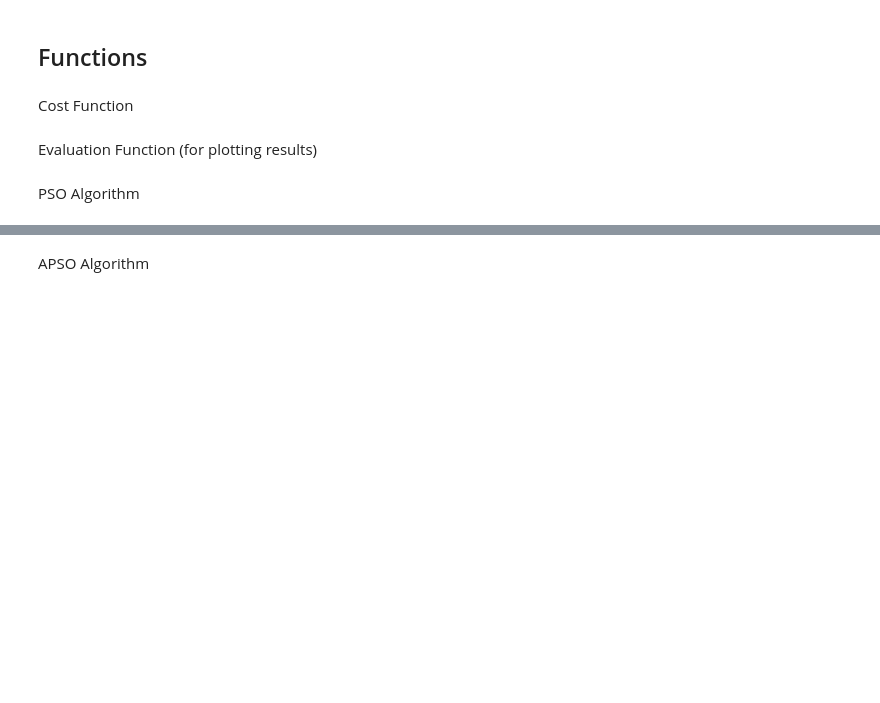
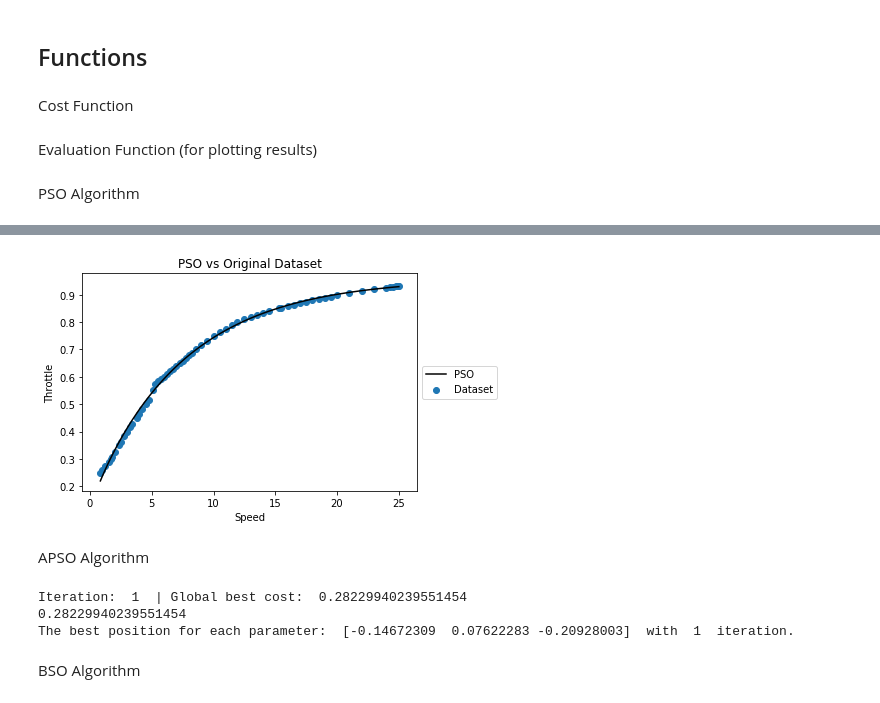
Before and after one commit to Vermillord/KP_Codes, a Jupyter notebook: Carla Algorithm Comparison/Steady State Response/steady_state.ipynb, the cells around one changed output, grey strips where cells are left out. Cells and saved outputs as stored; diff of their text form; code cells hidden in the pictures; blank space fills up the shorter version.

```diff
--- a/Carla Algorithm Comparison/Steady State Response/steady_state.ipynb
+++ b/Carla Algorithm Comparison/Steady State Response/steady_state.ipynb
@@ -59,8 +60,11 @@ Cost Function
 # %%
 @njit
 def cost(beta):
-    u = beta[0]*(1.0 - np.exp(beta[1]*v0 + beta[2]*v0**(0.1)))
-    err = np.absolute(u - u0)
+    b1, b2, b3 = beta
+    u = b1*(1.0 - np.exp(b2*v0 + b3*v0**(0.1)))
+    err = np.abs(u - u0)
+    if(b1<0 or b2>0 or b3>0):
+        return np.inf
     return np.mean(err**2)
 
 _ = cost(np.array([0.1,0.1,0.1]))
@@ -69,7 +73,7 @@ Evaluation Function (for plotting results)
 # %%
 @njit
 def ev_func(beta):
-    b1, b2, b3 = param
+    b1, b2, b3 = beta
     u = b1*(1.0 - np.exp(b2*v0 + b3*v0**(0.1)))
     return u
 
@@ -139,0 +144,2 @@ The best position for each parameter:  [0.27717281 0.77280671 0.49841267]  with
+# %%
+_, gb = PSO(cost, 3, 500, -1, 1, 1000)
@@ -140,2 +164,65 @@ The best position for each parameter:  [0.27717281 0.77280671 0.49841267]  with
+# %%
+plt.title('PSO vs Original Dataset')
+plt.xlabel('Speed')
+plt.ylabel('Throttle')
+plt.plot(v0, ev_func(gb), label='PSO', color='k')
+plt.scatter(v0, u0, label='Dataset')
+plt.legend(loc='center left', bbox_to_anchor=(1, 0.5))
+plt.show()
+# %% [output]
+[figure, added]
 # %% [markdown]
 APSO Algorithm
+# %%
+def APSO(c_func, n_param, particles, lb, ub, iterate_max):
+    # Define the constants
+    alpha0 = 0.5
+    beta = 0.3
+    gamma = 0.9
+    iterate = 0
+
+    # Setup the initial conditions for position and velocity arrays
+    ppos_vector = np.random.uniform(lb, ub, (particles, n_param))
+    gbest_pos = np.zeros(n_param)
+    gfit_value = 1e100
+
+    # First loop for assigning the fitness value using the cost function
+    for i in range(particles):
+        # Check the position of individual and group value using the evaluation function
+        cost_func = c_func(ppos_vector[i])
+
+        # Update the global value using the cost functions
+        if(gfit_value > cost_func):
+            gfit_value = np.copy(cost_func)
+            gbest_pos = np.copy(ppos_vector[i])
+
+    # Second loop for implementing the APSO Algorithm
+    while (iterate < iterate_max):
+        for i in range(particles):
+            # Update the alpha value
+            alpha = alpha0*gamma**iterate
+
+            # Update the velocity and position vector
+            ppos_vector[i] = (1-beta)*ppos_vector[i] + alpha*np.random.normal(0,1) + beta*gbest_pos
+
+            cost_func = c_func(ppos_vector[i])
+
+            # Update the global value using the cost functions
+            if(gfit_value > cost_func):
+                gfit_value = np.copy(cost_func)
+                gbest_pos = np.copy(ppos_vector[i])
+
+        iterate = iterate+1
+        print("Iteration: ", iterate, " | Global best cost: ", c_func(gbest_pos))
+
+    print(c_func(gbest_pos))
+    print("The best position for each parameter: ", gbest_pos, " with ", iterate, " iteration.")
+    return ppos_vector, gbest_pos
+
+_ = APSO(cost, 3, 1, -1.0, 1.0, 1)
+# %% [output]
+Iteration:  1  | Global best cost:  0.28229940239551454
+0.28229940239551454
+The best position for each parameter:  [-0.14672309  0.07622283 -0.20928003]  with  1  iteration.
+# %% [markdown]
+BSO Algorithm
```
Also changed, not shown: parts of 4 cells of this notebook.
